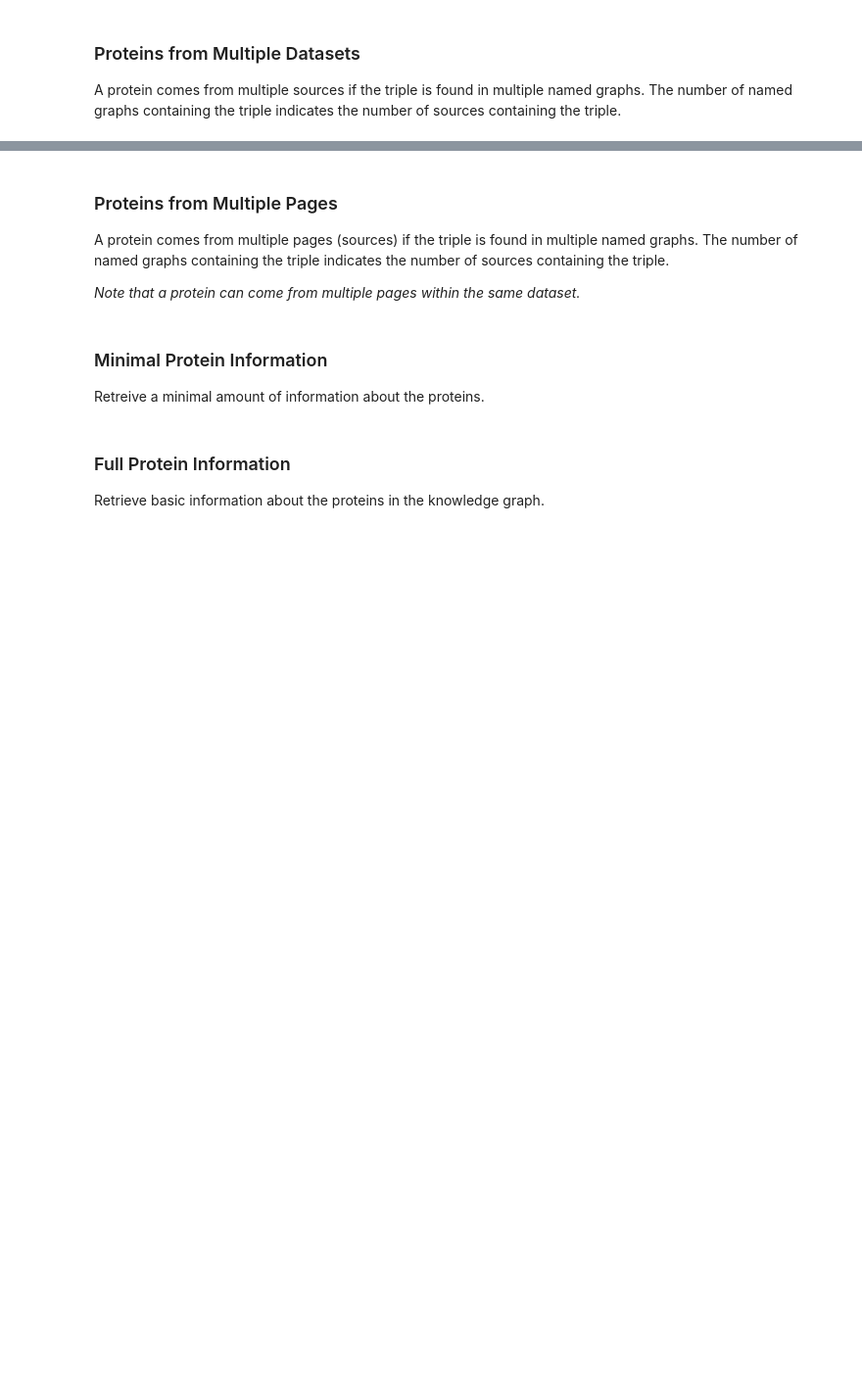
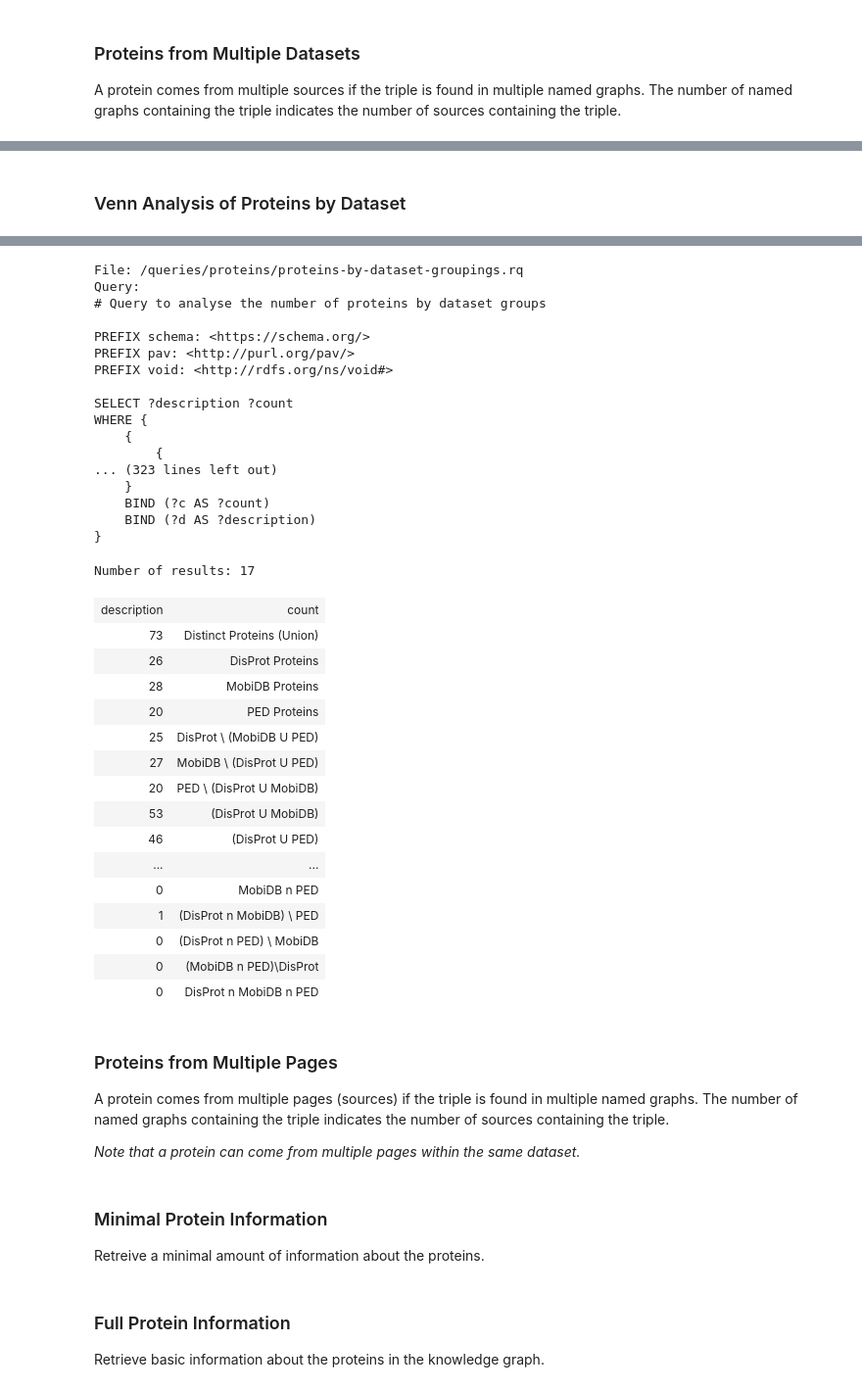
Before and after one commit to ivanmicetic/IDP-KG, a Jupyter notebook: notebooks/AnalysisQueries.ipynb, the cells around one changed output, grey strips where cells are left out. Shown at 98% size. Saved outputs shown, nothing was run; the diff lists cells and outputs as text; code cells hidden in the pictures; blank space fills up the shorter version.

Commit message:
Add dataset groupings query for #12

```diff
--- a/notebooks/AnalysisQueries.ipynb
+++ b/notebooks/AnalysisQueries.ipynb
@@ -487,0 +506,7 @@ logging.info('Query Completed.')
+# %% [markdown]
+### Venn Analysis of Proteins by Dataset
+# %%
+logging.info(' Venn Analysis of Proteins by Dataset - Query Started.')
+runQuery('proteins/proteins-by-dataset-groupings.rq')
+logging.info('Query Completed.')
+# %% [output]
@@ -488,3 +514,37 @@ logging.info('Query Completed.')
+File: /queries/proteins/proteins-by-dataset-groupings.rq
+Query:
+# Query to analyse the number of proteins by dataset groups
+
+PREFIX schema: <https://schema.org/>
+PREFIX pav: <http://purl.org/pav/>
+PREFIX void: <http://rdfs.org/ns/void#>
+
+SELECT ?description ?count
+WHERE {
+    {
+        {
+... (323 lines left out)
+    }
+    BIND (?c AS ?count)
+    BIND (?d AS ?description)
+}
+Number of results: 17
+| description | count |
+| 73 | Distinct Proteins (Union) |
+| 26 | DisProt Proteins |
+| 28 | MobiDB Proteins |
+| 20 | PED Proteins |
+| 25 | DisProt \ (MobiDB U PED) |
+| 27 | MobiDB \ (DisProt U PED) |
+| 20 | PED \ (DisProt U MobiDB) |
+| 53 | (DisProt U MobiDB) |
+| 46 | (DisProt U PED) |
+| ... | ... |
+| 0 | MobiDB n PED |
+| 1 | (DisProt n MobiDB) \ PED |
+| 0 | (DisProt n PED) \ MobiDB |
+| 0 | (MobiDB n PED)\DisProt |
+| 0 | DisProt n MobiDB n PED |
 # %% [markdown]
 ### Proteins from Multiple Pages
 
```
Also changed, not shown: parts of 3 cells of this notebook.
